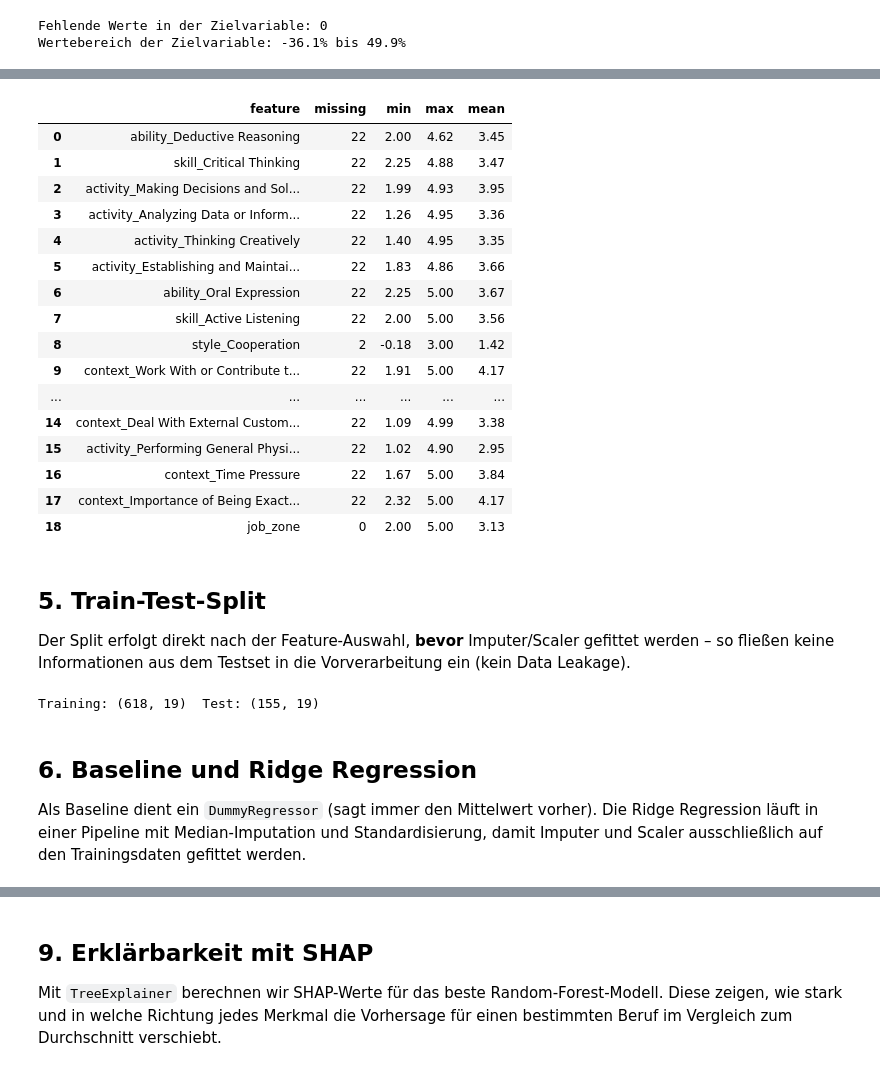
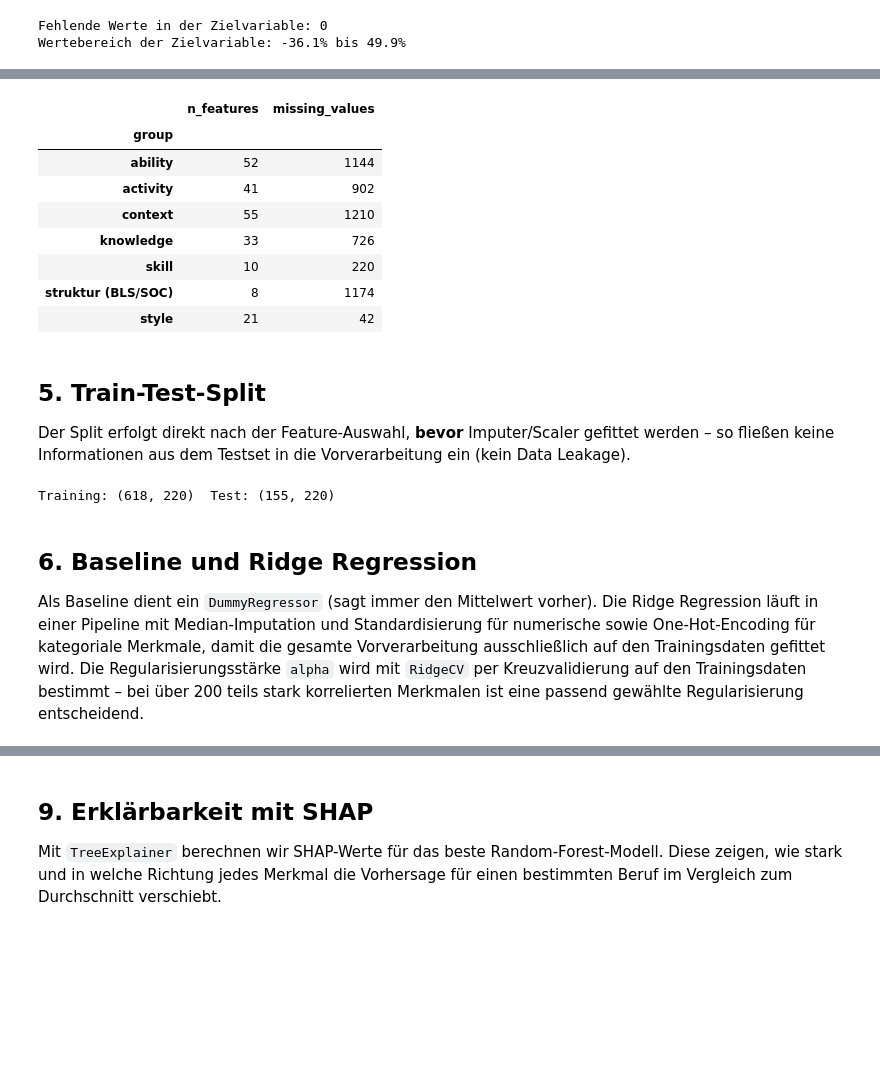
Before and after one commit to drmSalo/explainable_ai, a Jupyter notebook: index.ipynb, the cells around one changed output, grey strips where cells are left out. Drawn from its saved outputs; the diff is of its cells as text; code cells hidden in the pictures; blank space fills up the shorter version.

```diff
--- a/index.ipynb
+++ b/index.ipynb
@@ -200,17 +208,21 @@ bls = bls.rename(columns={
     "2024 National Employment Matrix title": "occupation_title",
     "Employment change, percent, 2024–34": "employment_growth_pct",
     "Employment, 2024": "employment_2024",
-    "Employment, 2034": "employment_2034",
-    "Occupational openings, 2024–34 annual average": "openings_annual",
+    "Percent self employed, 2024": "pct_self_employed",
     "Median annual wage, dollars, 2024[1]": "median_wage_2024",
+    "Typical education needed for entry": "education_entry",
+    "Work experience in a related occupation": "work_experience",
+    "Typical on-the-job training needed to attain competency in the occupation": "on_the_job_training",
 })
 
 bls = bls[[
-    "soc_code", "occupation_title", "employment_growth_pct",
-    "employment_2024", "employment_2034", "openings_annual", "median_wage_2024",
+    "soc_code", "occupation_title", "employment_growth_pct", "employment_2024",
+    "pct_self_employed", "median_wage_2024", "education_entry",
+    "work_experience", "on_the_job_training",
 ]]
 
-bls["employment_growth_pct"] = pd.to_numeric(bls["employment_growth_pct"], errors="coerce")
+for col in ["employment_growth_pct", "employment_2024", "pct_self_employed", "median_wage_2024"]:
+    bls[col] = pd.to_numeric(bls[col], errors="coerce")
 
 n_before = len(bls)
 bls = bls.dropna(subset=["employment_growth_pct"])
@@ -383,30 +368,27 @@ Nicht im Datensatz gefundene Merkmale: []
 # %%
+def feature_group(col):
+    for prefix in onet_prefixes:
+        if col.startswith(prefix):
+            return prefix.rstrip("_")
+    return "struktur (BLS/SOC)"
+
 feature_overview = pd.DataFrame({
-    "feature": selected_features,
-    "missing": [df[c].isna().sum() for c in selected_features],
-    "min": [df[c].min() for c in selected_features],
-    "max": [df[c].max() for c in selected_features],
-    "mean": [df[c].mean() for c in selected_features],
-}).round(2)
-feature_overview
+    "group": [feature_group(c) for c in feature_columns],
+    "missing": df[feature_columns].isna().sum().values,
+})
+feature_overview.groupby("group").agg(
+    n_features=("group", "size"), missing_values=("missing", "sum")
+)
 # %% [output]
-|  | feature | missing | min | max | mean |
-| 0 | ability_Deductive Reasoning | 22 | 2.00 | 4.62 | 3.45 |
-| 1 | skill_Critical Thinking | 22 | 2.25 | 4.88 | 3.47 |
-| 2 | activity_Making Decisions and Sol... | 22 | 1.99 | 4.93 | 3.95 |
-| 3 | activity_Analyzing Data or Inform... | 22 | 1.26 | 4.95 | 3.36 |
-| 4 | activity_Thinking Creatively | 22 | 1.40 | 4.95 | 3.35 |
-| 5 | activity_Establishing and Maintai... | 22 | 1.83 | 4.86 | 3.66 |
-| 6 | ability_Oral Expression | 22 | 2.25 | 5.00 | 3.67 |
-| 7 | skill_Active Listening | 22 | 2.00 | 5.00 | 3.56 |
-| 8 | style_Cooperation | 2 | -0.18 | 3.00 | 1.42 |
-| 9 | context_Work With or Contribute t... | 22 | 1.91 | 5.00 | 4.17 |
-| ... | ... | ... | ... | ... | ... |
-| 14 | context_Deal With External Custom... | 22 | 1.09 | 4.99 | 3.38 |
-| 15 | activity_Performing General Physi... | 22 | 1.02 | 4.90 | 2.95 |
-| 16 | context_Time Pressure | 22 | 1.67 | 5.00 | 3.84 |
-| 17 | context_Importance of Being Exact... | 22 | 2.32 | 5.00 | 4.17 |
-| 18 | job_zone | 0 | 2.00 | 5.00 | 3.13 |
+|  | n_features | missing_values |
+| group |  |  |
+| ability | 52 | 1144 |
+| activity | 41 | 902 |
+| context | 55 | 1210 |
+| knowledge | 33 | 726 |
+| skill | 10 | 220 |
+| struktur (BLS/SOC) | 8 | 1174 |
+| style | 21 | 42 |
 # %% [markdown]
 ## 5. Train-Test-Split
 
@@ -414,7 +396,7 @@ Der Split erfolgt direkt nach der Feature-Auswahl, **bevor** Imputer/Scaler gefi
 werden – so fließen keine Informationen aus dem Testset in die Vorverarbeitung ein
 (kein Data Leakage).
 # %%
-X = df[selected_features]
+X = df[feature_columns]
 y = df["employment_growth_pct"]
 
 X_train, X_test, y_train, y_test = train_test_split(
@@ -423,13 +405,17 @@ X_train, X_test, y_train, y_test = train_test_split(
 
 print("Training:", X_train.shape, " Test:", X_test.shape)
 # %% [output]
-Training: (618, 19)  Test: (155, 19)
+Training: (618, 220)  Test: (155, 220)
 # %% [markdown]
 ## 6. Baseline und Ridge Regression
 
 Als Baseline dient ein `DummyRegressor` (sagt immer den Mittelwert vorher). Die
-Ridge Regression läuft in einer Pipeline mit Median-Imputation und Standardisierung,
-damit Imputer und Scaler ausschließlich auf den Trainingsdaten gefittet werden.
+Ridge Regression läuft in einer Pipeline mit Median-Imputation und Standardisierung
+für numerische sowie One-Hot-Encoding für kategoriale Merkmale, damit die gesamte
+Vorverarbeitung ausschließlich auf den Trainingsdaten gefittet wird. Die
+Regularisierungsstärke `alpha` wird mit `RidgeCV` per Kreuzvalidierung auf den
+Trainingsdaten bestimmt – bei über 200 teils stark korrelierten Merkmalen ist
+eine passend gewählte Regularisierung entscheidend.
 # %%
 baseline = DummyRegressor(strategy="mean")
 baseline.fit(X_train, y_train)
```
Also changed, not shown: parts of 26 cells of this notebook, 1 other file.
